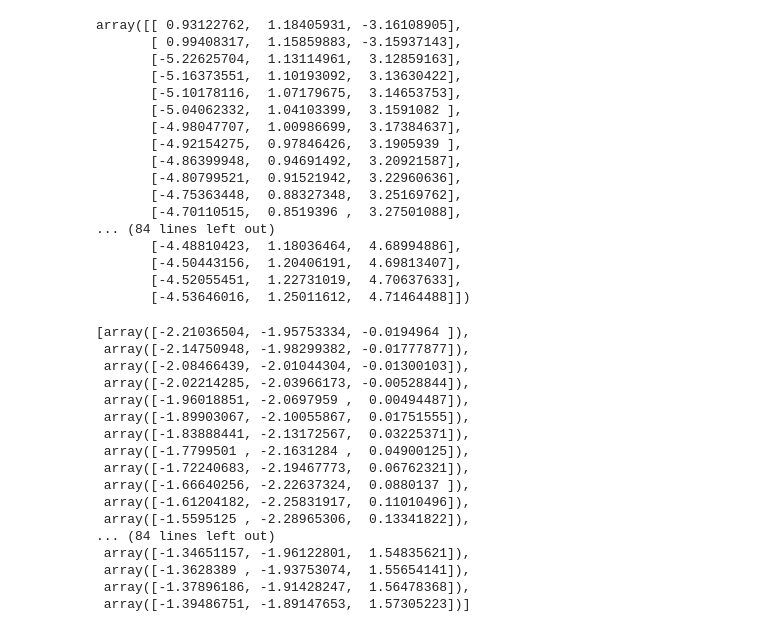
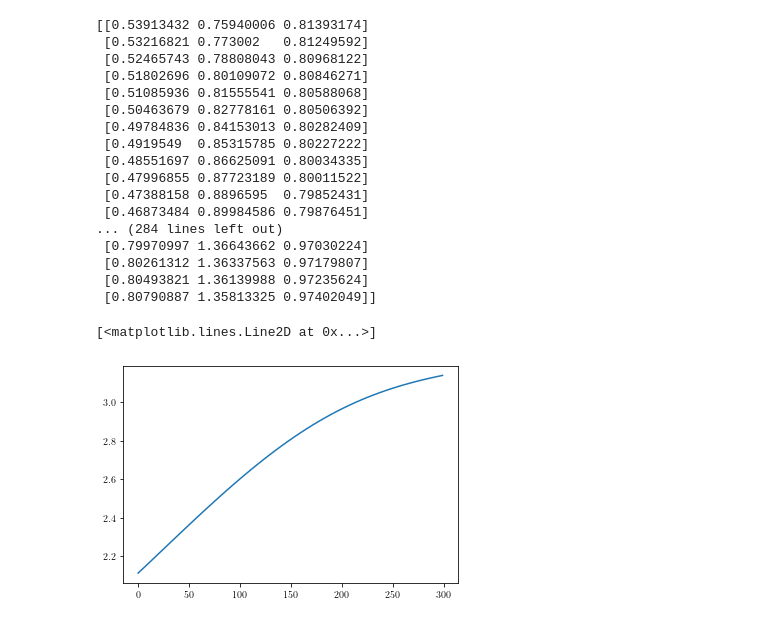
Before and after one commit to erikpsw/Mujoco, a Jupyter notebook: Algorithm/test.ipynb, the cells around one changed output. Cells and saved outputs as stored; diff of their text form; code cells hidden in the pictures.

```diff
--- a/Algorithm/test.ipynb
+++ b/Algorithm/test.ipynb
@@ -18,0 +19,3 @@ Loss at iteration 1500: 4.551282054098843
+# %%
+result_list=[res for res in result_list]
+result_list
@@ -19,41 +40,20 @@ Loss at iteration 1500: 4.551282054098843
 # %%
 angle_list=kinematic.inverse_kinematic_with_alpha(path_list,result_list)
-angle_list
 # %% [output]
-array([[ 0.93122762,  1.18405931, -3.16108905],
-       [ 0.99408317,  1.15859883, -3.15937143],
-       [-5.22625704,  1.13114961,  3.12859163],
-       [-5.16373551,  1.10193092,  3.13630422],
-       [-5.10178116,  1.07179675,  3.14653753],
-       [-5.04062332,  1.04103399,  3.1591082 ],
-       [-4.98047707,  1.00986699,  3.17384637],
-       [-4.92154275,  0.97846426,  3.1905939 ],
-       [-4.86399948,  0.94691492,  3.20921587],
-       [-4.80799521,  0.91521942,  3.22960636],
-       [-4.75363448,  0.88327348,  3.25169762],
-       [-4.70110515,  0.8519396 ,  3.27501088],
-... (84 lines left out)
-       [-4.48810423,  1.18036464,  4.68994886],
-       [-4.50443156,  1.20406191,  4.69813407],
-       [-4.52055451,  1.22731019,  4.70637633],
-       [-4.53646016,  1.25011612,  4.71464488]])
+[[0.53913432 0.75940006 0.81393174]
+ [0.53216821 0.773002   0.81249592]
+ [0.52465743 0.78808043 0.80968122]
+ [0.51802696 0.80109072 0.80846271]
+ [0.51085936 0.81555541 0.80588068]
+ [0.50463679 0.82778161 0.80506392]
+ [0.49784836 0.84153013 0.80282409]
+ [0.4919549  0.85315785 0.80227222]
+ [0.48551697 0.86625091 0.80034335]
+ [0.47996855 0.87723189 0.80011522]
+ [0.47388158 0.8896595  0.79852431]
+ [0.46873484 0.89984586 0.79876451]
+... (284 lines left out)
+ [0.79970997 1.36643662 0.97030224]
+ [0.80261312 1.36337563 0.97179807]
+ [0.80493821 1.36139988 0.97235624]
+ [0.80790887 1.35813325 0.97402049]]
-# %%
-[kinematic.wrap_to_2pi(t)-np.pi for t in angle_list]
-# %% [output]
-[array([-2.21036504, -1.95753334, -0.0194964 ]),
- array([-2.14750948, -1.98299382, -0.01777877]),
- array([-2.08466439, -2.01044304, -0.01300103]),
- array([-2.02214285, -2.03966173, -0.00528844]),
- array([-1.96018851, -2.0697959 ,  0.00494487]),
- array([-1.89903067, -2.10055867,  0.01751555]),
- array([-1.83888441, -2.13172567,  0.03225371]),
- array([-1.7799501 , -2.1631284 ,  0.04900125]),
- array([-1.72240683, -2.19467773,  0.06762321]),
- array([-1.66640256, -2.22637324,  0.0880137 ]),
- array([-1.61204182, -2.25831917,  0.11010496]),
- array([-1.5595125 , -2.28965306,  0.13341822]),
-... (84 lines left out)
- array([-1.34651157, -1.96122801,  1.54835621]),
- array([-1.3628389 , -1.93753074,  1.55654141]),
- array([-1.37896186, -1.91428247,  1.56478368]),
- array([-1.39486751, -1.89147653,  1.57305223])]
@@ -61,0 +60,13 @@ array([[ 0.93122762,  1.18405931, -3.16108905],
+# %%
+
+
+result_list=kinematic.normalize_to_pi(angle_list)
+result_list=angle_list
+lst=[]
+for angle in result_list:
+    lst.append(angle[0]+angle[1]+angle[2])
+
+plt.plot(lst)
+# %% [output]
+[<matplotlib.lines.Line2D at 0x...>]
+[figure, added]
```
Also changed, not shown: parts of 10 cells of this notebook, 4 other files.
